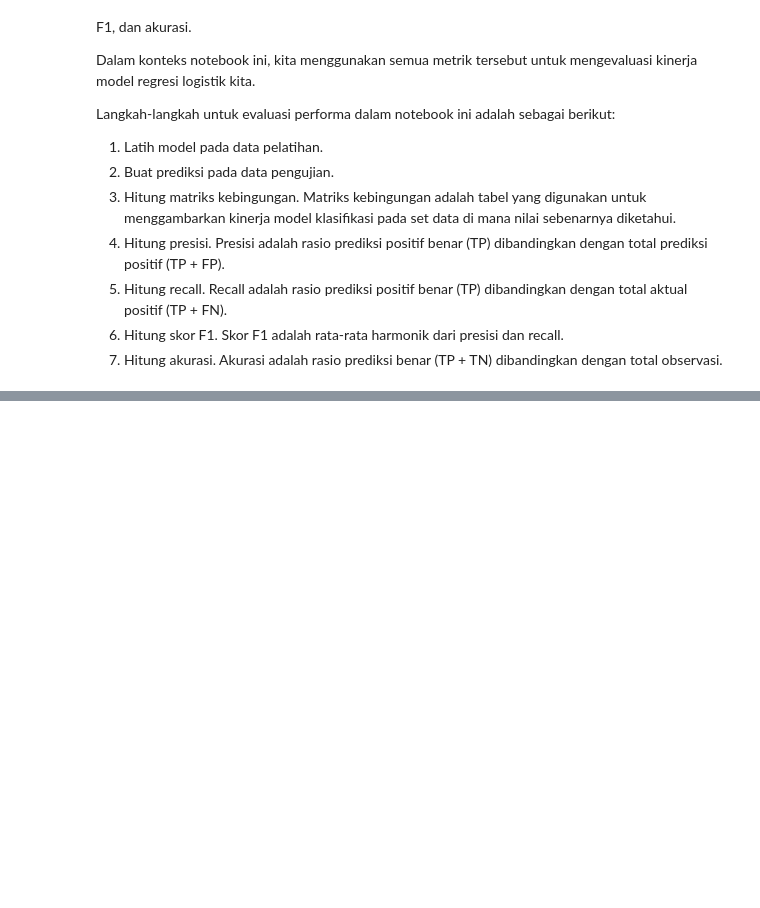
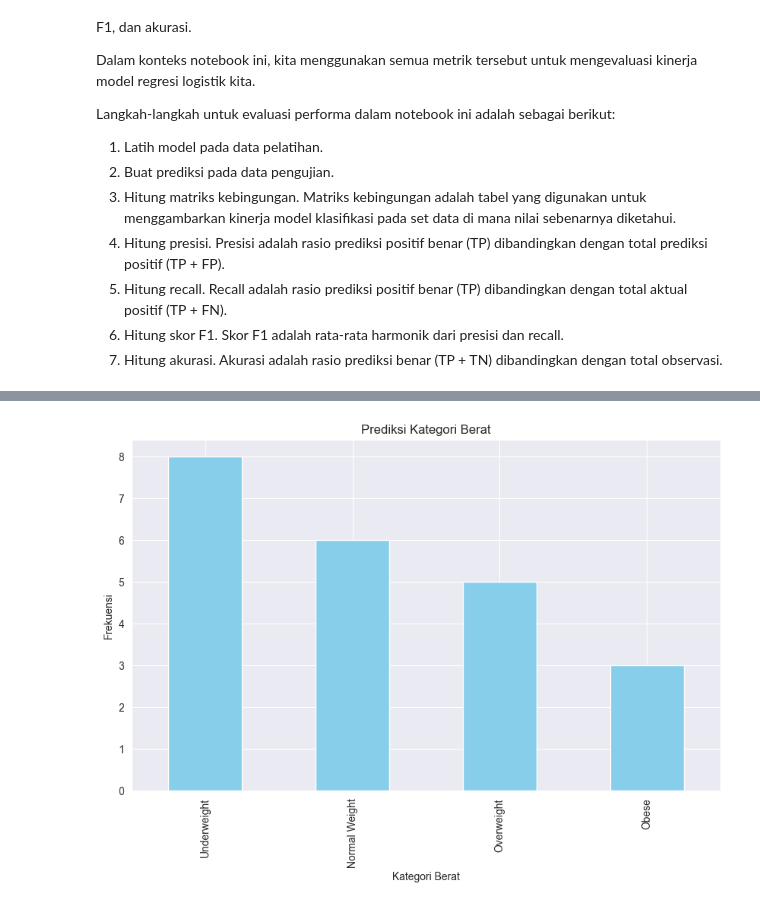
Before and after one commit to ardzz/machine-learning-college, a Jupyter notebook: Classification/classification_solver.ipynb, the cells around one changed output, grey strips where cells are left out. Saved outputs shown, nothing was run; the diff lists cells and outputs as text; code cells hidden in the pictures; blank space fills up the shorter version.

```diff
--- a/Classification/classification_solver.ipynb
+++ b/Classification/classification_solver.ipynb
@@ -230,0 +232,15 @@ Skor Akurasi:  0.9545454545454546
+# %%
+model.fit(X_train, y_train)
+
+y_pred_series = pd.Series(y_pred)
+
+label_counts = y_pred_series.value_counts()
+
+label_counts.plot.bar(figsize=(10, 6), color='skyblue')
+
+plt.xlabel('Kategori Berat')
+plt.ylabel('Frekuensi')
+plt.title('Prediksi Kategori Berat')
+plt.show()
+# %% [output]
+[figure, added]
```
Also changed, not shown: parts of 1 cell of this notebook.
